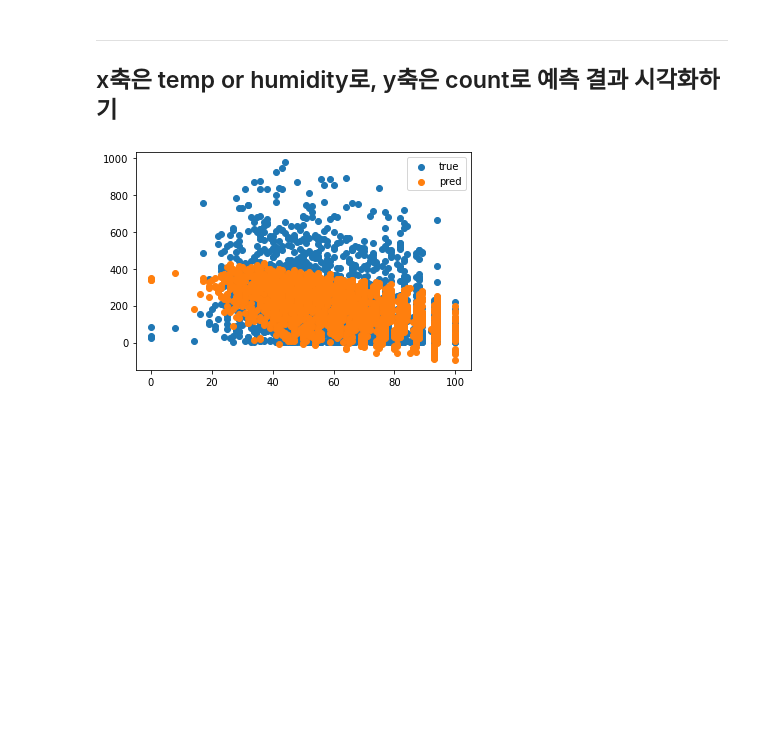
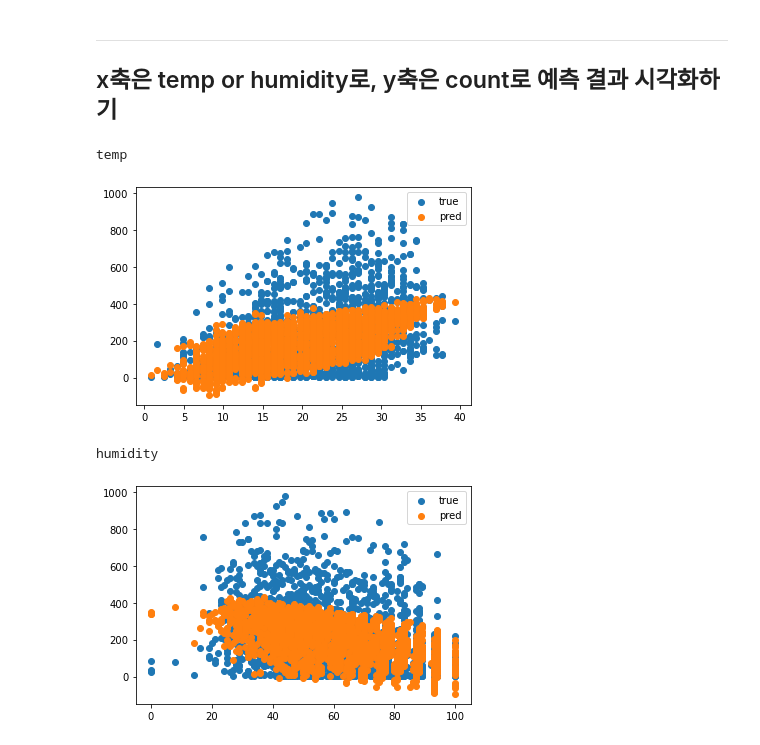
Before and after one commit to hwan27/aiffel-lms, a Jupyter notebook: F5_Linear_Regression/bicycle.ipynb, the cells around one changed output. Cells and saved outputs as stored; diff of their text form; code cells hidden in the pictures; blank space fills up the shorter version.

```diff
--- a/F5_Linear_Regression/bicycle.ipynb
+++ b/F5_Linear_Regression/bicycle.ipynb
@@ -116,10 +116,23 @@ rmse: 147.191435582003
 # %% [markdown]
 ---
 ## x축은 temp or humidity로, y축은 count로 예측 결과 시각화하기
+# %%
+plt.scatter(X_test[:, 3], y_test, label="true")
+plt.scatter(X_test[:, 3], predictions, label="pred")
+plt.legend()
+
+print('temp')
+plt.show()
+# %% [output]
+temp
+[figure, added]
 # %%
 plt.scatter(X_test[:, 4], y_test, label="true")
 plt.scatter(X_test[:, 4], predictions, label="pred")
 plt.legend()
+
+print('humidity')
 plt.show()
 # %% [output]
+humidity
 [figure]
```
Also changed, not shown: 15 other files.
